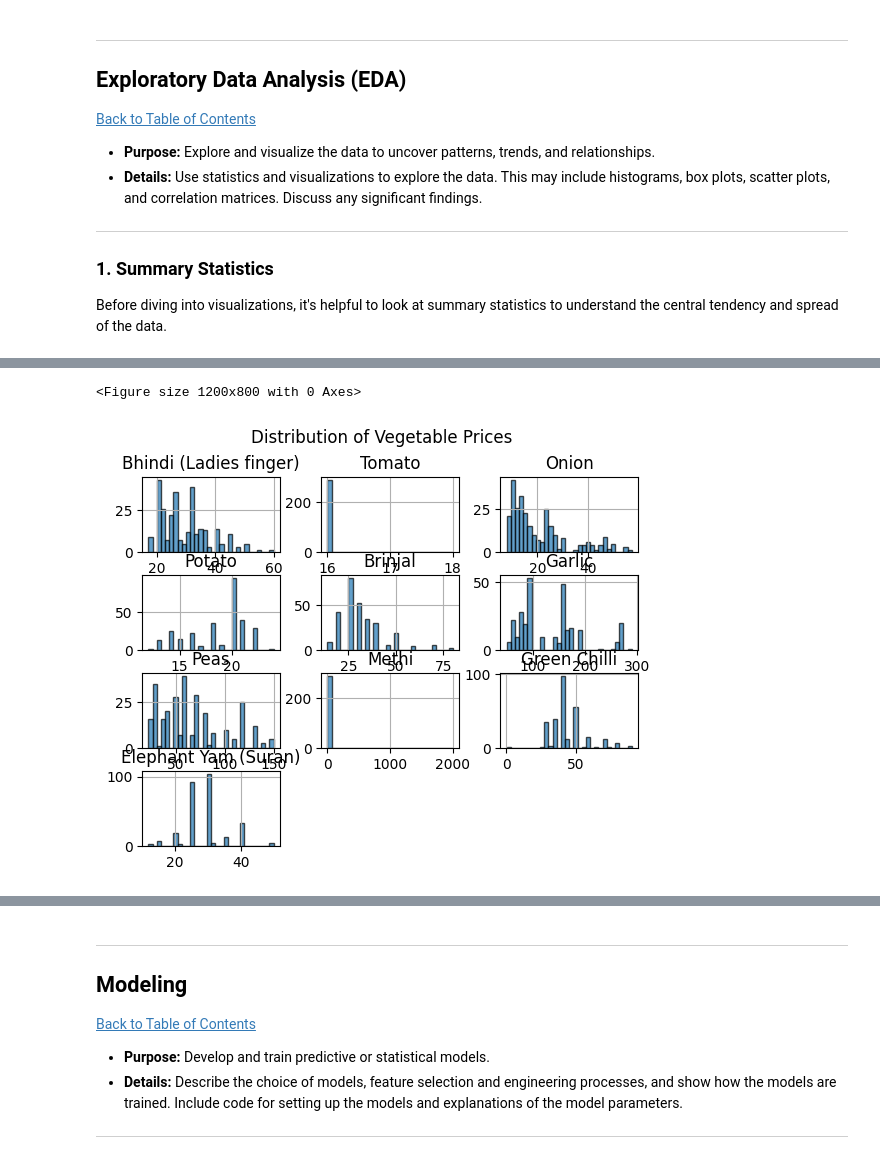
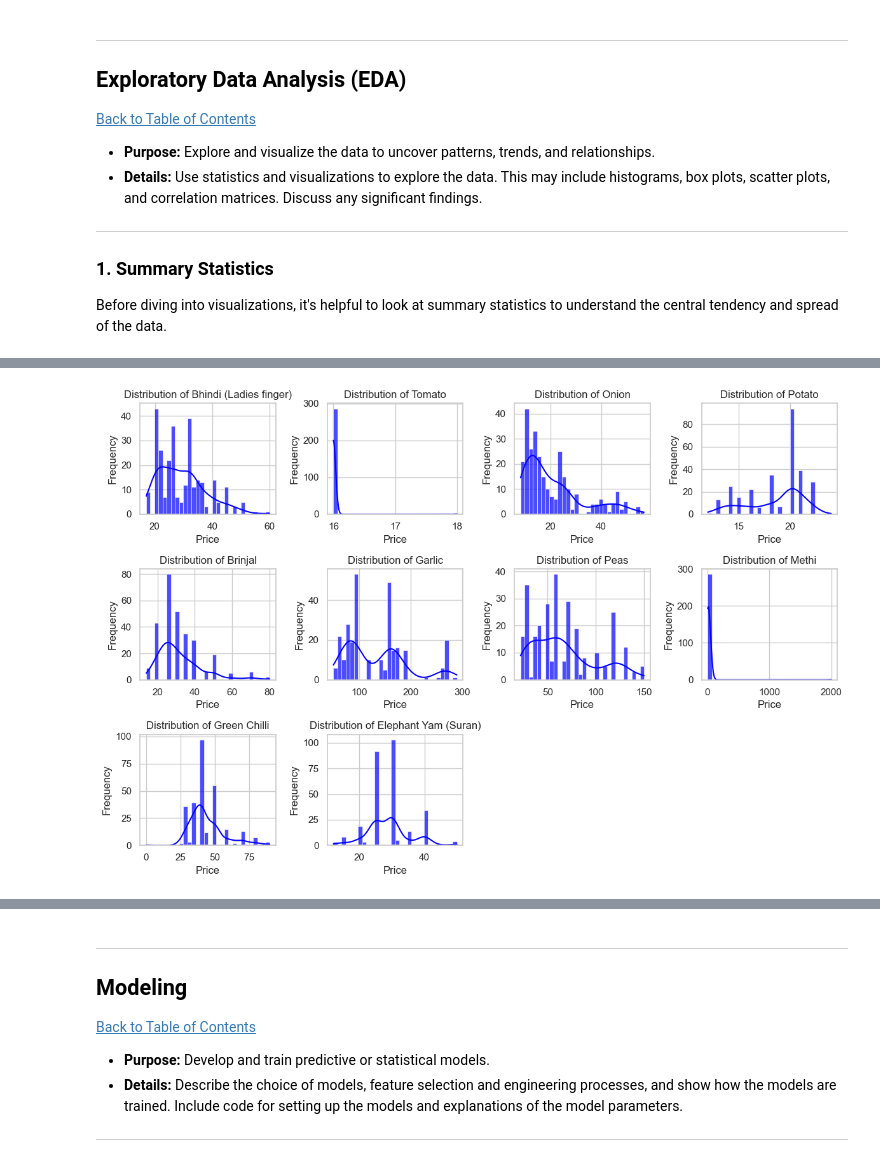
Before and after one commit to NKHUBALALE/Workplace-module, a Jupyter notebook: QCTO---Workplace-Module-Notebook-Template-4571.ipynb, the cells around one changed output, grey strips where cells are left out. Saved outputs shown, nothing was run; the diff lists cells and outputs as text; code cells hidden in the pictures.

```diff
--- a/QCTO---Workplace-Module-Notebook-Template-4571.ipynb
+++ b/QCTO---Workplace-Module-Notebook-Template-4571.ipynb
@@ -245,14 +245,23 @@ display(summary_statistics)
 | 75% | 2023-10-01 12:00:00 | 33.000000 | 16.000000 | 25.000000 | 20.000000 | 35.000000 | 165.000000 | 80.000000 | 16.000000 | ... |
 | max | 2024-01-01 00:00:00 | 60.000000 | 18.000000 | 57.000000 | 24.000000 | 80.000000 | 290.000000 | 150.000000 | 2000.000000 | ... |
 | std | NaN | 8.124815 | 0.118056 | 11.711204 | 2.726238 | 11.725421 | 60.078331 | 33.302415 | 117.428417 | ... |
-# %%
-# Histogram of prices for all vegetables
-plt.figure(figsize=(12, 8))
-vegetable_prices[price_columns].hist(bins=30, edgecolor='black', alpha=0.7)
-plt.suptitle('Distribution of Vegetable Prices')
-plt.xlabel('Price')
-plt.ylabel('Frequency')
-plt.show()
-# %% [output]
-<Figure size 1200x800 with 0 Axes>
-[figure, removed]
+# %%
+
+# Set the aesthetics for the plots
+sns.set(style="whitegrid")
+
+# Create a histogram for each vegetable price with KDE (Kernel Density Estimate)
+plt.figure(figsize=(12, 8))
+
+# Loop through each price column to create individual histograms
+for column in price_columns:
+    plt.subplot(3, 4, price_columns.index(column) + 1)  # Create subplots
+    sns.histplot(data=vegetable_prices, x=column, bins=30, kde=True, color='blue', alpha=0.7)
+    plt.title(f'Distribution of {column}')
+    plt.xlabel('Price')
+    plt.ylabel('Frequency')
+
+plt.tight_layout()  # Adjust layout to prevent overlap
+plt.show()
+# %% [output]
+[figure, added]
```
Also changed, not shown: parts of 10 cells of this notebook.
